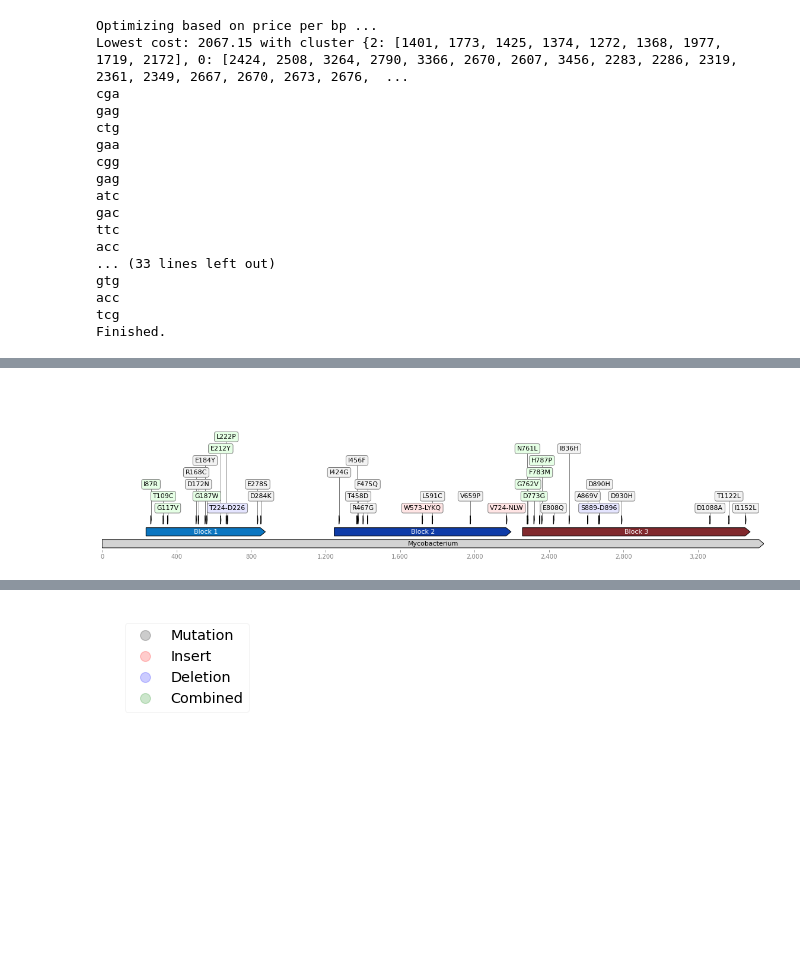
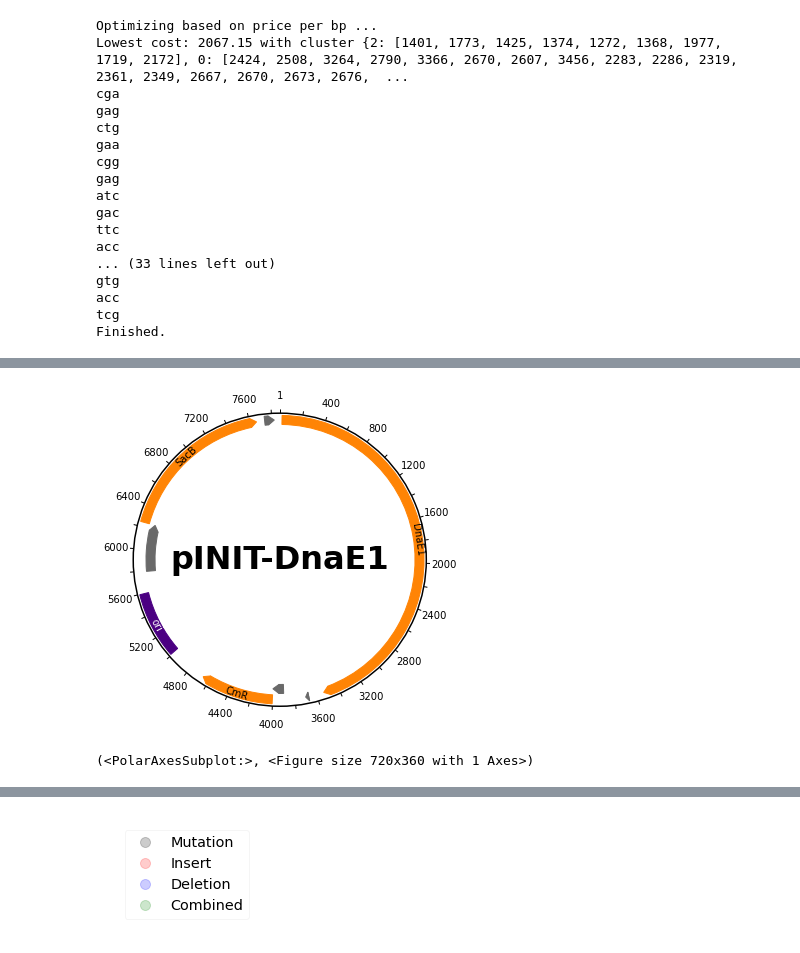
Before and after one commit to CDDLeiden/PyVADesign, a Jupyter notebook: src/test.ipynb, the cells around one changed output, grey strips where cells are left out. Drawn from its saved outputs; the diff is of its cells as text; code cells hidden in the pictures; blank space fills up the shorter version.

```diff
--- a/src/test.ipynb
+++ b/src/test.ipynb
@@ -117,7 +79,7 @@ plot_instance.plot_vector()
-# %%
-plot_instance.plot_eblocks_mutations(output_fp=r"C:\Users\Rosan\Documents\git\my_repositories\design_gene_blocks\tutorial\output",
-                                        show=True,
-                                        figure_length=20,
-                                        figure_width=5)
-# %% [output]
-[figure, removed]
+# %%
+plot_instance.show = True
+
+plot_instance.plot_vector(figsize=(10, 5))
+# %% [output]
+[figure, added]
+(<PolarAxesSubplot:>, <Figure size 720x360 with 1 Axes>)
```
Also changed, not shown: parts of 23 cells of this notebook, 3 other files.
